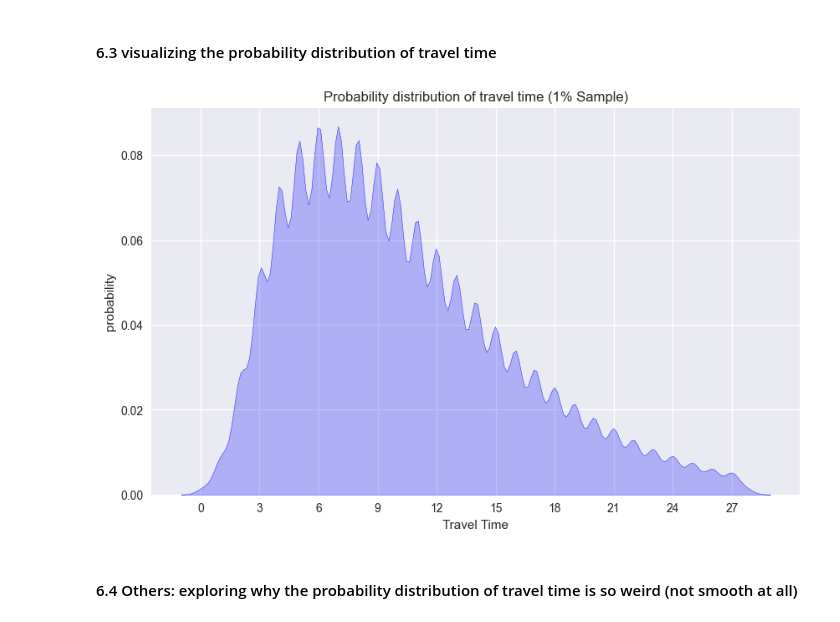
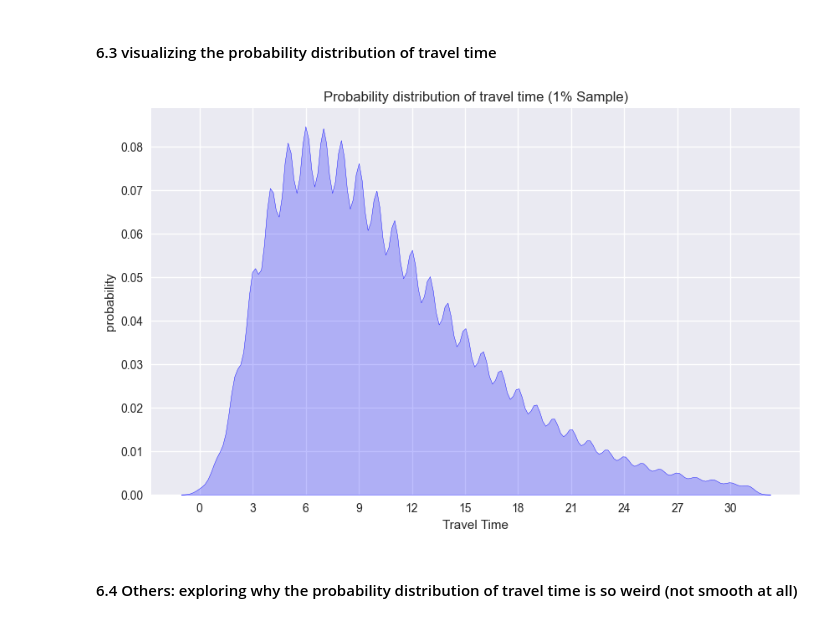
Before and after one commit to kingsley0107/LSGI524, a Jupyter notebook: Assignment2/code/assignment2.ipynb, the cells around one changed output. Drawn from its saved outputs; the diff is of its cells as text; code cells hidden in the pictures.

```diff
--- a/Assignment2/assignment2.ipynb
+++ b/Assignment2/code/assignment2.ipynb
@@ -566,19 +594,19 @@ plot_travel_distance_kde(trip_distance_sample)
 # %%
 # calculating travel duration by <end_time - start_time>
 travel_time_ddf = (raw_taxi_df['drop_off_time'] -
-                  raw_taxi_df['pick_up_time']).compute()
+                   raw_taxi_df['pick_up_time']).compute()
 
 # calculating trip duration and converting into minutes
 trip_duration_sample = (travel_time_ddf.dt.seconds / 60).round(2).sample(
     int(0.01 * len(travel_time_ddf)), random_state=42)
 _trip_duration_sample = trip_duration_sample[
-    trip_duration_sample <= trip_duration_sample.quantile(0.99)].reset_index(
+    trip_duration_sample <= trip_duration_sample.quantile(0.999)].reset_index(
         drop=True)
 
 # plotting
 plot_travel_time_kde(_trip_duration_sample)
 # %% [output]
-[figure, old version]
+[figure, new version]
 # %% [markdown]
 #### 6.4 Others: exploring why the probability distribution of travel time is so weird (not smooth at all)
 # %%
```
Also changed, not shown: parts of 8 cells of this notebook, 2 other files.
